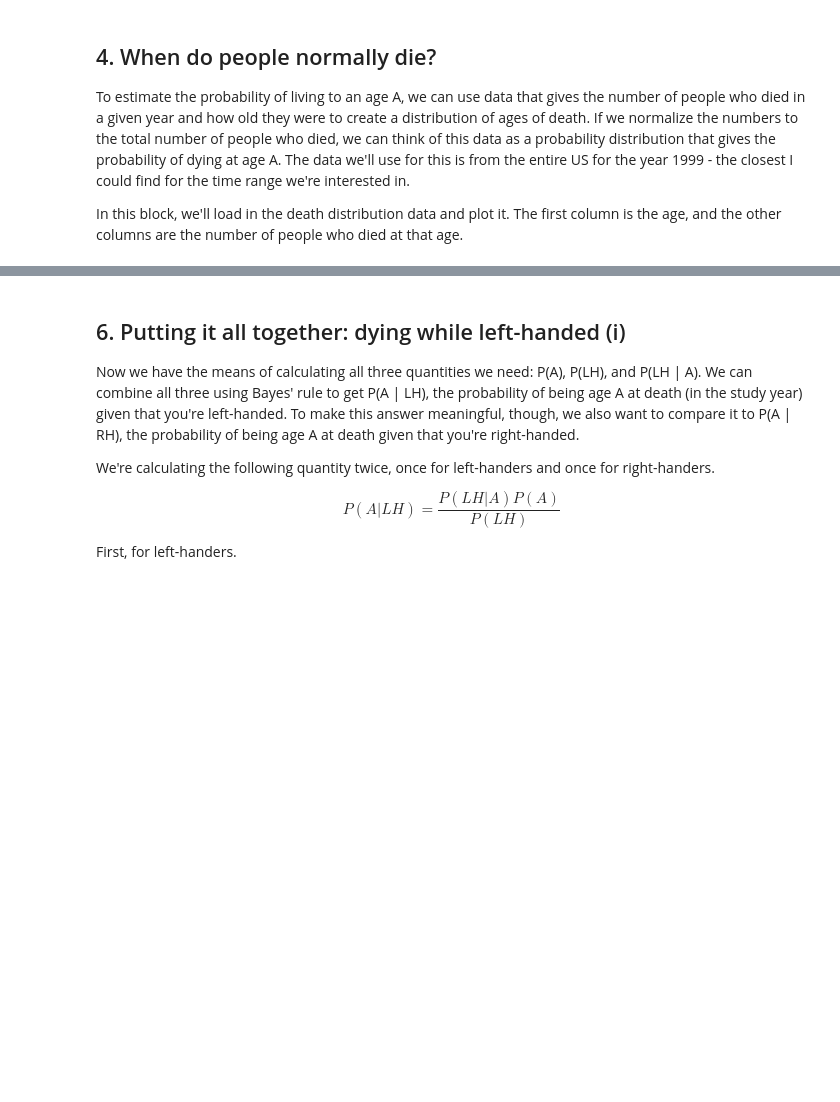
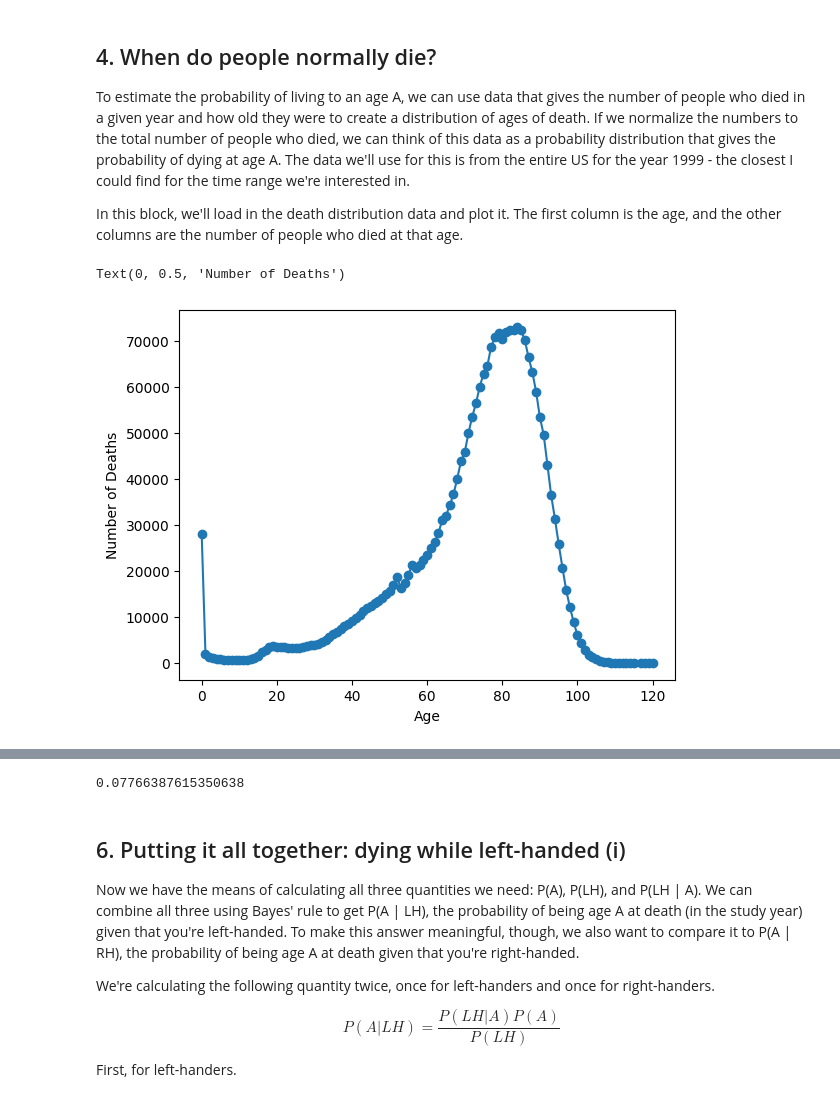
Before and after one commit to ukishore33/Analyze-Death-Age-Difference-of-Right-Handers-with-Left-Handers, a Jupyter notebook: Analyze_Death_Age_Difference_of_Right_Handers_with_Left_Handers_ipynb.ipynb, the cells around one changed output, grey strips where cells are left out. Cells and saved outputs as stored; diff of their text form; code cells hidden in the pictures; blank space fills up the shorter version.

```diff
--- a/Analyze_Death_Age_Difference_of_Right_Handers_with_Left_Handers_ipynb.ipynb
+++ b/Analyze_Death_Age_Difference_of_Right_Handers_with_Left_Handers_ipynb.ipynb
@@ -92,18 +105,37 @@ ax.set_ylabel(...)
+# %%
+data_url_2 = "https://gist.githubusercontent.com/mbonsma/2f4076aab6820ca1807f4e29f75f18ec/raw/62f3ec07514c7e31f5979beeca86f19991540796/cdc_vs00199_table310.tsv"
+
+death_distribution_data = pd.read_csv(data_url_2, sep='\t', skiprows=[1])
+
+death_distribution_data.dropna(subset=['Both Sexes'], inplace=True)
+death_distribution_data['Male'].fillna(death_distribution_data['Male'].mean())
+
+fig, ax = plt.subplots()
+ax.plot('Age', 'Both Sexes', data = death_distribution_data, marker='o')
+ax.set_xlabel('Age')
+ax.set_ylabel('Number of Deaths')
+# %% [output]
+Text(0, 0.5, 'Number of Deaths')
+[figure, added]
 # %% [markdown]
 ## 5. The overall probability of left-handedness
 <p>In the previous code block we loaded data to give us P(A), and now we need P(LH). P(LH) is the probability that a person who died in our particular study year is left-handed, assuming we know nothing else about them. This is the average left-handedness in the population of deceased people, and we can calculate it by summing up all of the left-handedness probabilities for each age, weighted with the number of deceased people at each age, then divided by the total number of deceased people to get a probability. In equation form, this is what we're calculating, where N(A) is the number of people who died at age A (given by the dataframe <code>death_distribution_data</code>):</p>
 <p><img src="https://i.imgur.com/gBIWykY.png" alt="equation" width="220"></p>
 <!--- $$P(LH) = \frac{\sum_{\text{A}} P(LH | A) N(A)}{\sum_{\text{A}} N(A)}$$ -->
 # %%
-def P_lh(death_distribution_data, study_year = 1990): # sum over P_lh for each age group
-    """ Overall probability of being left-handed if you died in the study year
-    Input: dataframe of death distribution data, study year
-    Output: P(LH), a single floating point number """
-    p_list = ... # multiply number of dead people by P_lh_given_A
-    p = ... # calculate the sum of p_list
-    return ... # normalize to total number of people (sum of death_distribution_data['Both Sexes'])
+def P_lh(death_distribution_data, study_year=1990):
+    """ Overall probability of being left-handed if you died in the study year.
+    Inputs: dataframe of death distribution data, study year.
+    Output: P(LH), a single floating point number. """
+    death_distribution_data1=death_distribution_data['Both Sexes']
+    p_list = death_distribution_data1 * P_lh_given_A(death_distribution_data['Age'], study_year)
+    p = p_list.sum()
+
+    return p / death_distribution_data['Both Sexes'].sum()
 
 print(P_lh(death_distribution_data))
+# %% [output]
+0.07766387615350638
 # %% [markdown]
 ## 6. Putting it all together: dying while left-handed (i)
 <p>Now we have the means of calculating all three quantities we need: P(A), P(LH), and P(LH | A). We can combine all three using Bayes' rule to get P(A | LH), the probability of being age A at death (in the study year) given that you're left-handed. To make this answer meaningful, though, we also want to compare it to P(A | RH), the probability of being age A at death given that you're right-handed. </p>
```
Also changed, not shown: parts of 18 cells of this notebook.
